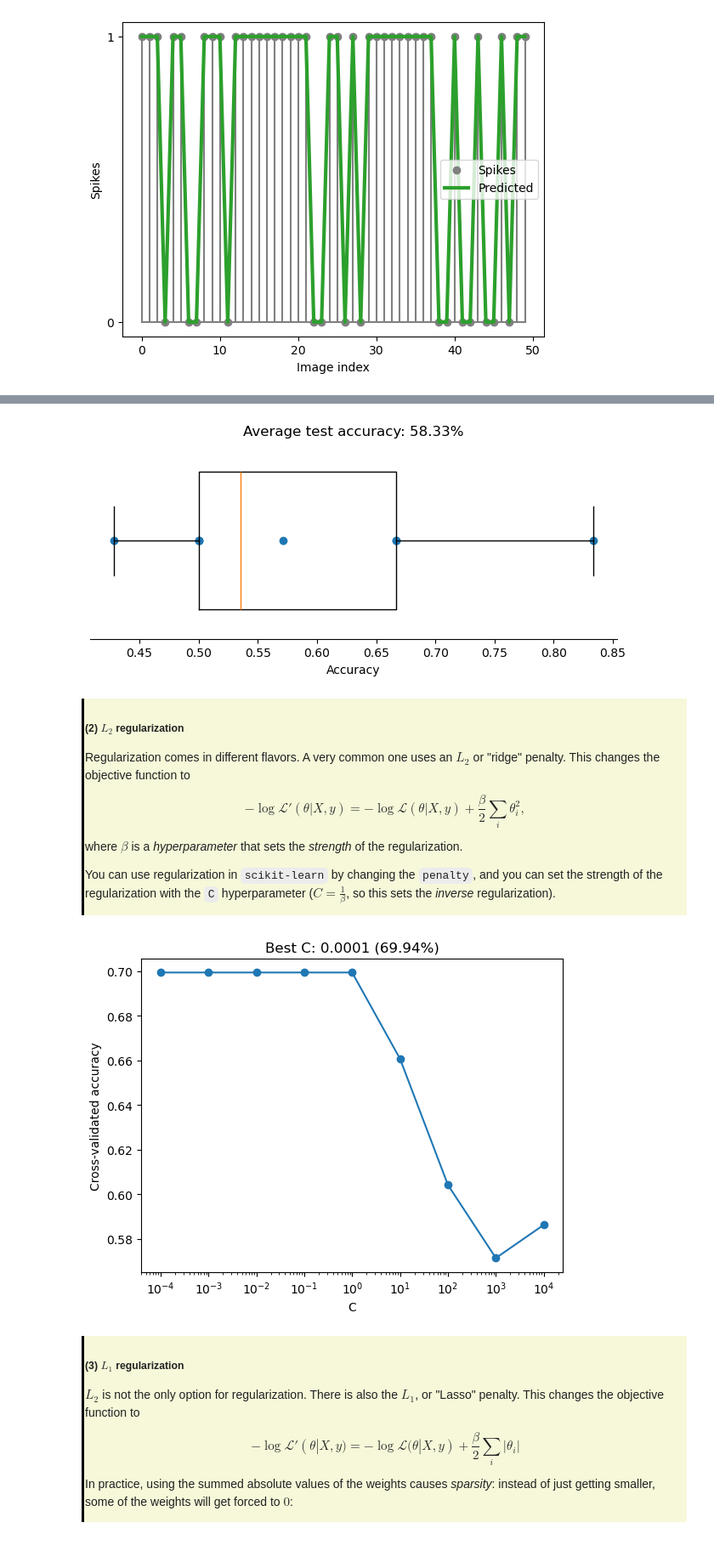
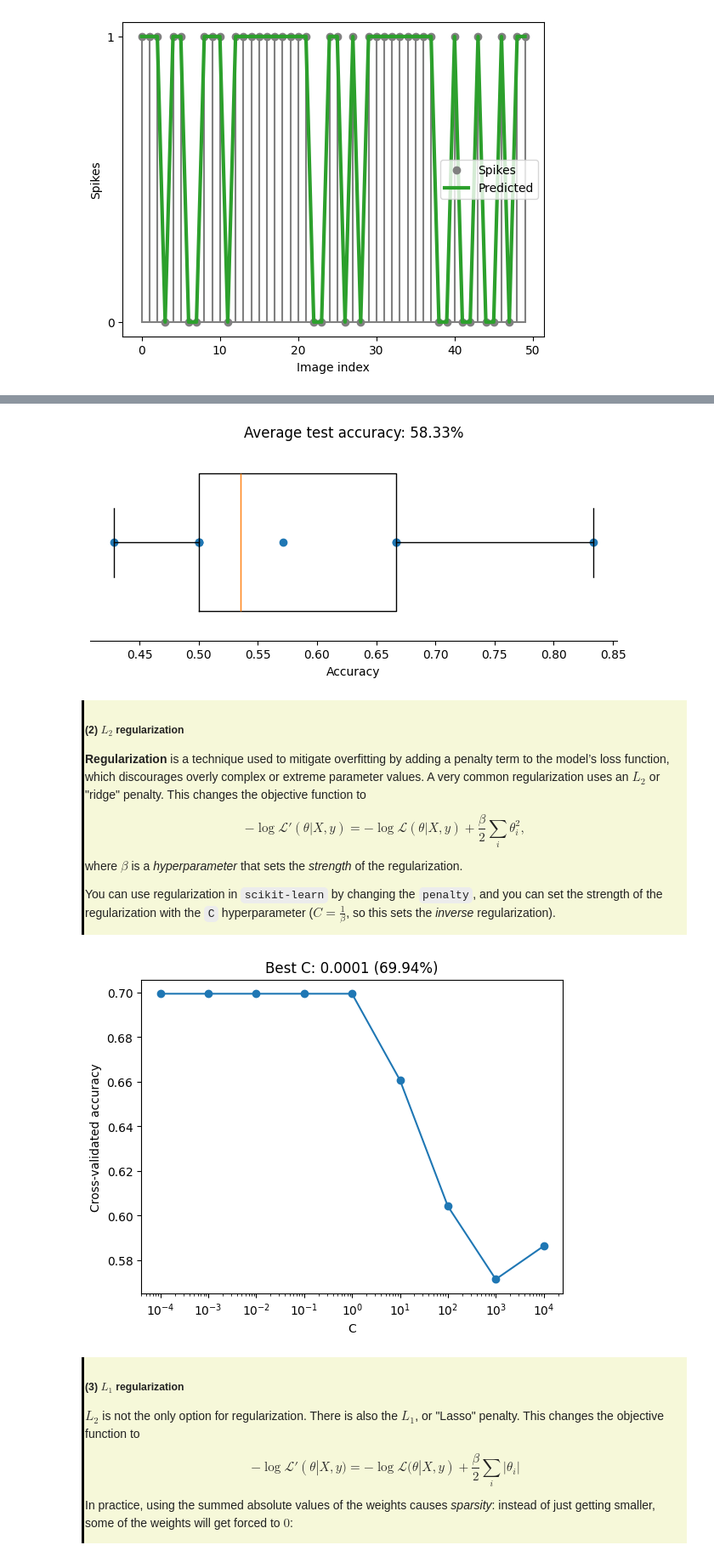
Before and after one commit to NeuralCoding-Lab/BSAI, a Jupyter notebook: tutorials/week4_GLM/week4_GLM_tutorial.ipynb, the cells around one changed output, grey strips where cells are left out. Shown at 85% size. Cells and saved outputs as stored; diff of their text form; code cells hidden in the pictures.

```diff
--- a/tutorials/week4_GLM/week4_GLM_tutorial.ipynb
+++ b/tutorials/week4_GLM/week4_GLM_tutorial.ipynb
@@ -172,8 +252,7 @@ def load_rgc_data():
     - sigma: (156, 2, 2)
     - resolution: 0.001
   """
-  base_path = "10.12751_g-node.kod28e"
-  f = h5py.File(f'{base_path}/responses2naturalimages.h5', 'r')
+  f = h5py.File(f'rgc_data.h5', 'r')
   data = {}
   for key in f.keys():
      data[key] = np.array(f[key])
@@ -745,13 +828,13 @@ ax.spines["right"].set_visible(False)
 ax.spines["top"].set_visible(False)
 plt.show()
 # %% [output]
-[figure, old version]
+[figure, new version]
 # %% [markdown]
 <div style="border-left: 3px solid #000; padding: 1px; padding-left: 10px; background: #f6f8d9ff; ">
 
 ##### (2) $L_2$ regularization
 
-Regularization comes in different flavors. A very common one uses an $L_2$ or "ridge" penalty. This changes the objective function to
+**Regularization** is a technique used to mitigate overfitting by adding a penalty term to the model’s loss function, which discourages overly complex or extreme parameter values. A very common regularization uses an $L_2$ or "ridge" penalty. This changes the objective function to
 
 $$
 -\log\mathcal{L}'(\theta | X, y)= -\log\mathcal{L}(\theta | X, y) +\frac\beta2\sum_i\theta_i^2,
@@ -765,23 +848,20 @@ You can use regularization in `scikit-learn` by changing the `penalty`, and you
 # %%
 def model_selection(X, y, C_values):
   accuracies = []
   for C in C_values:
-    # model = ... # your code here
-    # accs = ... # your code here
-    # accuracies.append(...) # your code here
-    model = LogisticRegression(penalty="l2", C=C, max_iter=5000)
-    accs = cross_val_score(model, X, y, cv=8)
-    accuracies.append(accs.mean())
+    model = LogisticRegression(..., max_iter=5000) # your code here
+    accs = ... # your code here
+    accuracies.append(...) # your code here
   return accuracies
 
 # Use log-spaced values for C
 C_values = np.logspace(-4, 4, 9)
 # Compute accuracies
 accuracies = model_selection(stim_data, choices, C_values)
 # Visualize
 plot_model_selection(C_values, accuracies)
 # %% [output]
-[figure, old version]
+[figure, new version]
 # %% [markdown]
 <div style="border-left: 3px solid #000; padding: 1px; padding-left: 10px; background: #f6f8d9ff; ">
 
```
Also changed, not shown: parts of 34 cells of this notebook, 3 other files.
